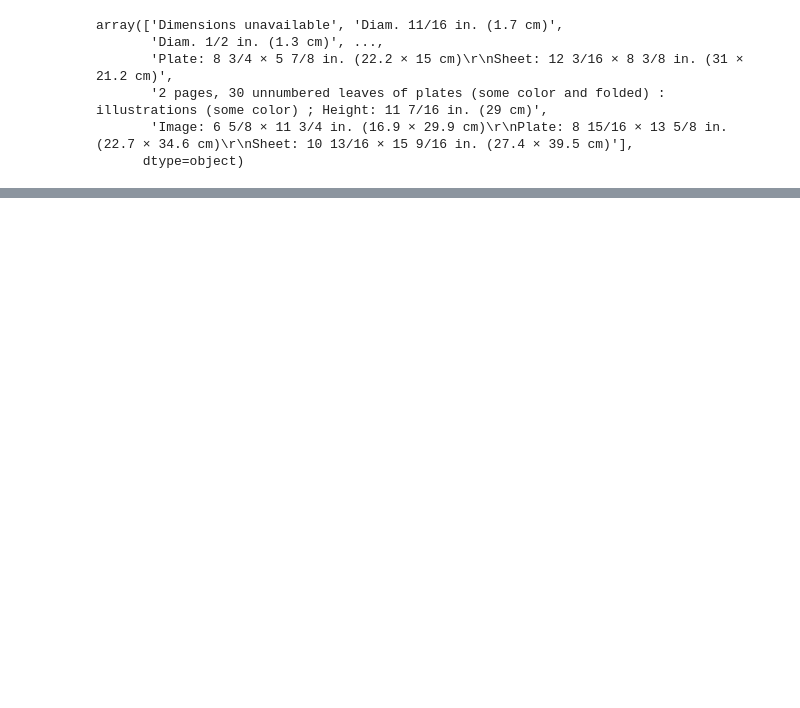
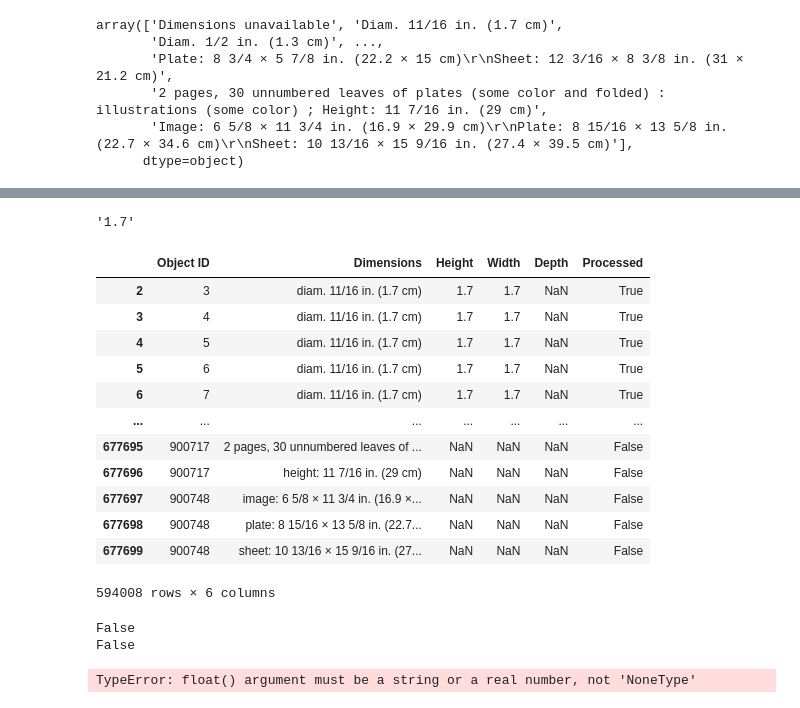
Before and after one commit to nickobard/Data-Preprocessing-Course, a Jupyter notebook: 01/01_homework.ipynb, the cells around one changed output, grey strips where cells are left out. Drawn from its saved outputs; the diff is of its cells as text; code cells hidden in the pictures; blank space fills up the shorter version.

```diff
--- a/01/01_homework.ipynb
+++ b/01/01_homework.ipynb
@@ -2731,0 +2848,52 @@ array(['Dimensions unavailable', 'Diam. 11/16 in. (1.7 cm)',
+# %%
+re.match(r'diam.*\((\s*[\d\.]*)\s*cm\s*\)', 'diam. 11/16 in. (1.7 cm)').group(1)
+# %% [output]
+'1.7'
+# %%
+def extract_diameter(row: pd.Series) -> pd.Series:
+    dimensions = row['Dimensions']
+    if not isinstance(dimensions, str):
+        return row
+    pattern = r'.*diam.*\((\s*[\d\.]*)\s*cm\s*\).*'
+    match = re.match(pattern, dimensions)
+    if not match:
+        return row
+    try:
+        diam = float(match.group(1))
+    except ValueError:
+        return row
+
+    row['Height'] = diam
+    row['Width'] = diam
+    row['Processed'] = True
+    return row
+# %%
+def get_non_extracted(dataframe: pd.DataFrame) -> pd.DataFrame:
+    return dataframe[~dataframe['Processed']].dropna(subset='Dimensions')
+# %%
+df_diam_extracted = get_non_extracted(df_dimensions_long).apply(extract_diameter, axis=1)
+# %%
+df_diam_extracted
+# %% [output]
+|  | Object ID | Dimensions | Height | Width | Depth | Processed |
+| 2 | 3 | diam. 11/16 in. (1.7 cm) | 1.7 | 1.7 | NaN | True |
+| 3 | 4 | diam. 11/16 in. (1.7 cm) | 1.7 | 1.7 | NaN | True |
+| 4 | 5 | diam. 11/16 in. (1.7 cm) | 1.7 | 1.7 | NaN | True |
+| 5 | 6 | diam. 11/16 in. (1.7 cm) | 1.7 | 1.7 | NaN | True |
+| 6 | 7 | diam. 11/16 in. (1.7 cm) | 1.7 | 1.7 | NaN | True |
+| ... | ... | ... | ... | ... | ... | ... |
+| 677695 | 900717 | 2 pages, 30 unnumbered leaves of ... | NaN | NaN | NaN | False |
+| 677696 | 900717 | height: 11 7/16 in. (29 cm) | NaN | NaN | NaN | False |
+| 677697 | 900748 | image: 6 5/8 × 11 3/4 in. (16.9 ×... | NaN | NaN | NaN | False |
+| 677698 | 900748 | plate: 8 15/16 × 13 5/8 in. (22.7... | NaN | NaN | NaN | False |
+| 677699 | 900748 | sheet: 10 13/16 × 15 9/16 in. (27... | NaN | NaN | NaN | False |
+594008 rows × 6 columns
+# %%
+# Check for duplicates in the index of df_dimensions_long
+print(df_dimensions_long.index.duplicated().any())  # True if duplicates exist
+
+# Check for duplicates in the index of df_diam_extracted
+print(df_diam_extracted.index.duplicated().any())
+# %% [output]
+False
+False
@@ -2731,0 +2946,4 @@ array(['Dimensions unavailable', 'Diam. 11/16 in. (1.7 cm)',
+# %%
+df_2d_extracted = get_non_extracted(df_dimensions_long).apply(extract_2d, axis=1)
+# %% [output]
+TypeError: float() argument must be a string or a real number, not 'NoneType'
```
Also changed, not shown: parts of 43 cells of this notebook.
